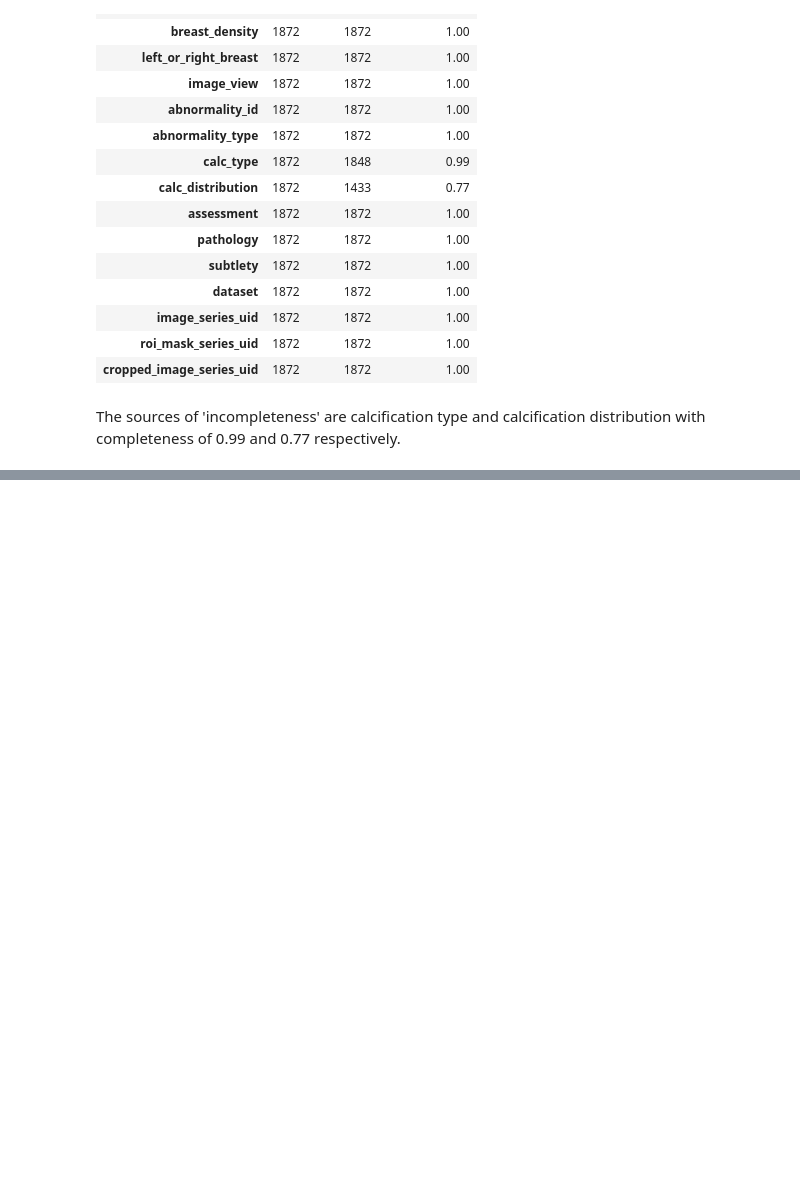
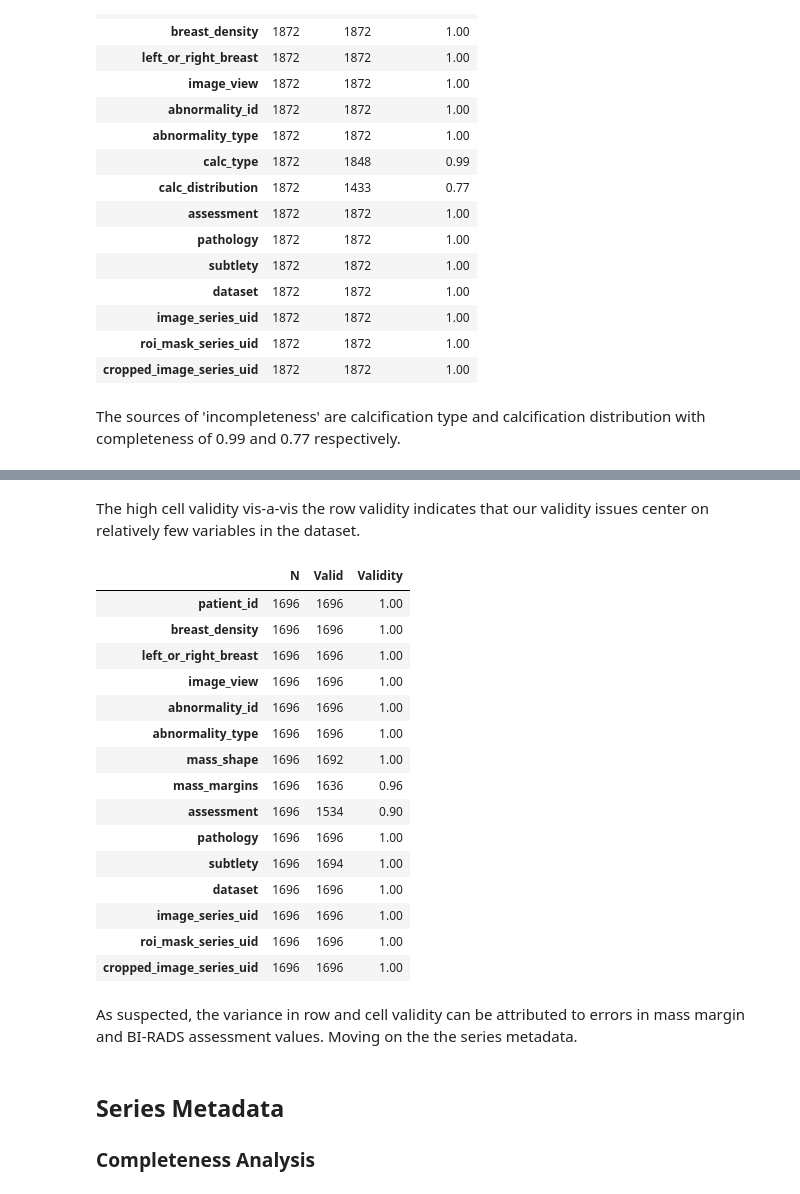
Before and after one commit to john-james-ai/BreastCancerDetection, a Jupyter notebook: notebooks/content/04_dqa.ipynb, the cells around one changed output, grey strips where cells are left out. Drawn from its saved outputs; the diff is of its cells as text; code cells hidden in the pictures; blank space fills up the shorter version.

```diff
--- a/notebooks/content/04_dqa.ipynb
+++ b/notebooks/content/04_dqa.ipynb
@@ -247,0 +193,3 @@ corrupt_image = "Mass-Training_P_01382_LEFT_MLO/07-20-2016-DDSM-93921/1.000000-f
+# %%
+mass_validity = dqa.analyze_validity()
+print(mass_validity.summary)
@@ -247,0 +206,26 @@ corrupt_image = "Mass-Training_P_01382_LEFT_MLO/07-20-2016-DDSM-93921/1.000000-f
+# %% [markdown]
+The high cell validity vis-a-vis the row validity indicates that our validity issues center on relatively few variables in the dataset.
+# %%
+mass_validity.detail
+# %% [output]
+|  | N | Valid | Validity |
+| patient_id | 1696 | 1696 | 1.00 |
+| breast_density | 1696 | 1696 | 1.00 |
+| left_or_right_breast | 1696 | 1696 | 1.00 |
+| image_view | 1696 | 1696 | 1.00 |
+| abnormality_id | 1696 | 1696 | 1.00 |
+| abnormality_type | 1696 | 1696 | 1.00 |
+| mass_shape | 1696 | 1692 | 1.00 |
+| mass_margins | 1696 | 1636 | 0.96 |
+| assessment | 1696 | 1534 | 0.90 |
+| pathology | 1696 | 1696 | 1.00 |
+| subtlety | 1696 | 1694 | 1.00 |
+| dataset | 1696 | 1696 | 1.00 |
+| image_series_uid | 1696 | 1696 | 1.00 |
+| roi_mask_series_uid | 1696 | 1696 | 1.00 |
+| cropped_image_series_uid | 1696 | 1696 | 1.00 |
+# %% [markdown]
+As suspected,  the variance in row and cell validity can be attributed to errors in mass margin and BI-RADS assessment values. Moving on the the series metadata.
+# %% [markdown]
+## Series Metadata
+### Completeness Analysis
```
Also changed, not shown: parts of 58 cells of this notebook, 16 other files.
